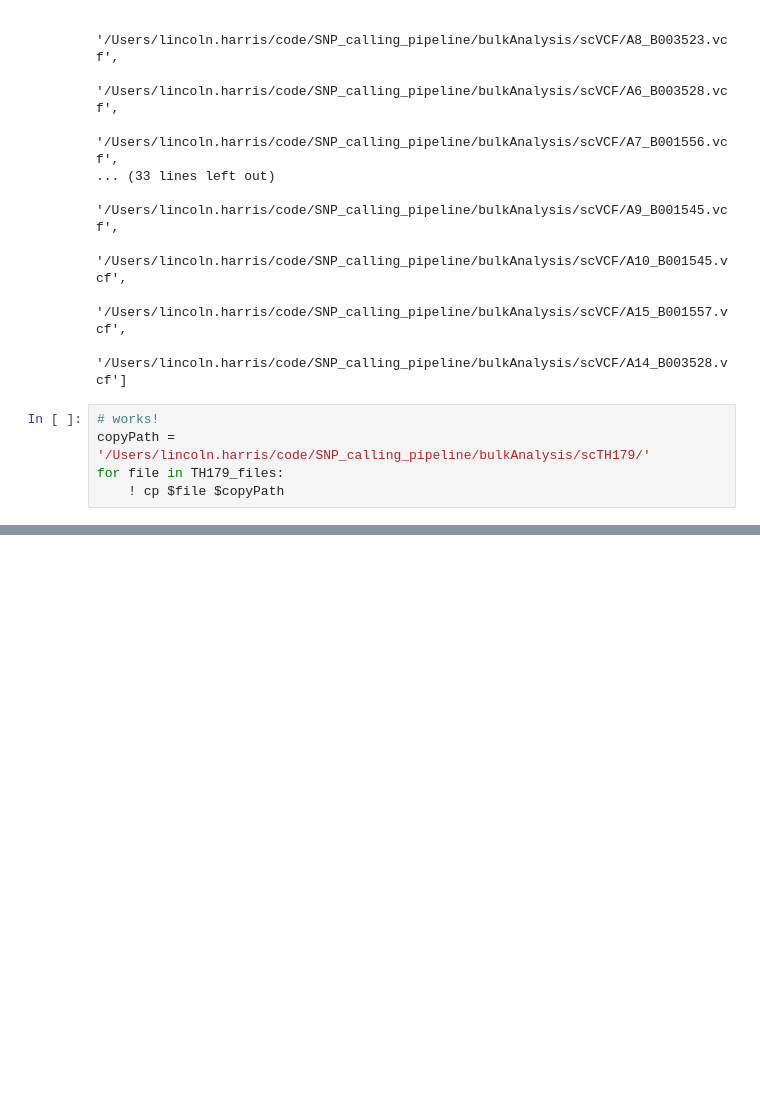
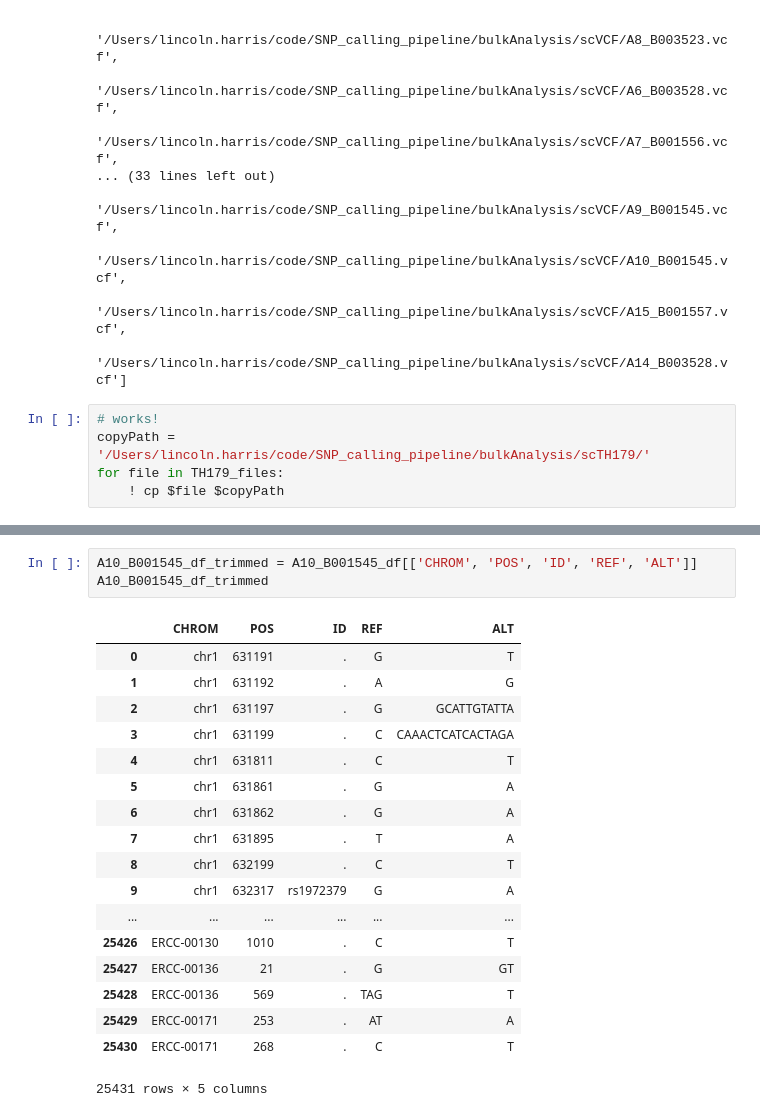
Before and after one commit to czbiohub/SNP_calling_pipeline, a Jupyter notebook: bulkAnalysis/scratch.ipynb, the cells around one changed output, grey strips where cells are left out. Saved outputs shown, nothing was run; the diff lists cells and outputs as text; blank space fills up the shorter version.

```diff
--- a/bulkAnalysis/scratch.ipynb
+++ b/bulkAnalysis/scratch.ipynb
@@ -306,0 +379,22 @@ for file in TH179_files:
+# %%
+A10_B001545_df_trimmed = A10_B001545_df[['CHROM', 'POS', 'ID', 'REF', 'ALT']]
+A10_B001545_df_trimmed
+# %% [output]
+|  | CHROM | POS | ID | REF | ALT |
+| 0 | chr1 | 631191 | . | G | T |
+| 1 | chr1 | 631192 | . | A | G |
+| 2 | chr1 | 631197 | . | G | GCATTGTATTA |
+| 3 | chr1 | 631199 | . | C | CAAACTCATCACTAGA |
+| 4 | chr1 | 631811 | . | C | T |
+| 5 | chr1 | 631861 | . | G | A |
+| 6 | chr1 | 631862 | . | G | A |
+| 7 | chr1 | 631895 | . | T | A |
+| 8 | chr1 | 632199 | . | C | T |
+| 9 | chr1 | 632317 | rs1972379 | G | A |
+| ... | ... | ... | ... | ... | ... |
+| 25426 | ERCC-00130 | 1010 | . | C | T |
+| 25427 | ERCC-00136 | 21 | . | G | GT |
+| 25428 | ERCC-00136 | 569 | . | TAG | T |
+| 25429 | ERCC-00171 | 253 | . | AT | A |
+| 25430 | ERCC-00171 | 268 | . | C | T |
+25431 rows × 5 columns
```
Also changed, not shown: parts of 9 cells of this notebook.
